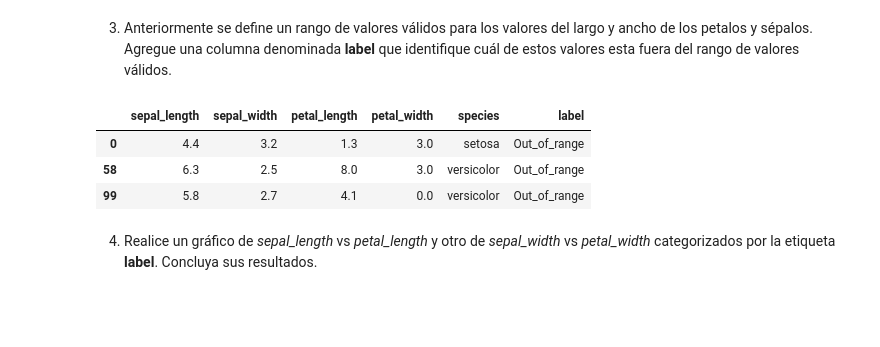
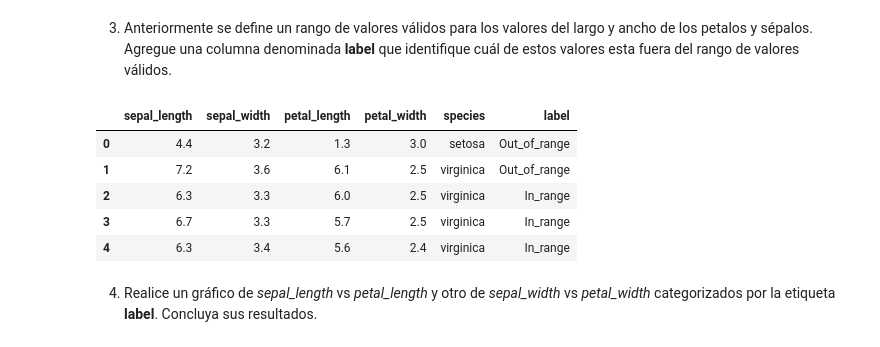
Before and after one commit to FelipeAsbun/MAT281-Curso_2023-2, a Jupyter notebook: docs/labs/lab_05_Felipe_Asbun.ipynb, the cells around one changed output. Drawn from its saved outputs; the diff is of its cells as text; code cells hidden in the pictures; blank space fills up the shorter version.

```diff
--- a/docs/labs/lab_05_Felipe_Asbun.ipynb
+++ b/docs/labs/lab_05_Felipe_Asbun.ipynb
@@ -112,26 +112,27 @@ for i, col in enumerate(columns):
 [figure]
 # %% [markdown]
 3. Anteriormente se define un rango de valores válidos para los valores del largo y ancho de los petalos y sépalos. Agregue una columna denominada **label**  que identifique cuál de estos valores esta fuera del rango de valores válidos.
-# %%
-# columns = ['sepal_length', 'sepal_width', 'petal_length', 'petal_width']
-
-valid_range = {
-    'sepal_length': (4,7),
-    'sepal_width': (2,4.5),
-    'petal_length': (1,7),
-    'petal_width': (0.1,2.5)
-}
-for col in valid_range:
-    min = valid_range[col][0]
-    max = valid_range[col][1]
-    data['label'] = data[col].apply(lambda x: 'Out_of_range' if x<min or x>max else 'In_range')
-
-data.loc[data['label']=='Out_of_range']
-# %% [output]
-|  | sepal_length | sepal_width | petal_length | petal_width | species | label |
-| 0 | 4.4 | 3.2 | 1.3 | 3.0 | setosa | Out_of_range |
-| 58 | 6.3 | 2.5 | 8.0 | 3.0 | versicolor | Out_of_range |
-| 99 | 5.8 | 2.7 | 4.1 | 0.0 | versicolor | Out_of_range |
+# %%
+from matplotlib.font_manager import dataclasses
+
+verifier = pd.DataFrame(data.agg({
+    'sepal_length': lambda x: True if x>=4 and x<=7 else False,
+    'sepal_width': lambda x: True if x>=2 and x<=4.5 else False,
+    'petal_length': lambda x: True if x>=1 and x<=7 else False,
+    'petal_width': lambda x: True if x>=0.1 and x<=2.5 else False
+}).apply(np.sum, axis=1).apply(lambda x: 'In_range' if x==4 else 'Out_of_range'))
+verifier.columns = ['label']
+
+data = data.join(verifier, how='left')
+
+data.head()
+# %% [output]
+|  | sepal_length | sepal_width | petal_length | petal_width | species | label |
+| 0 | 4.4 | 3.2 | 1.3 | 3.0 | setosa | Out_of_range |
+| 1 | 7.2 | 3.6 | 6.1 | 2.5 | virginica | Out_of_range |
+| 2 | 6.3 | 3.3 | 6.0 | 2.5 | virginica | In_range |
+| 3 | 6.7 | 3.3 | 5.7 | 2.5 | virginica | In_range |
+| 4 | 6.3 | 3.4 | 5.6 | 2.4 | virginica | In_range |
 # %% [markdown]
 4. Realice un gráfico de *sepal_length* vs *petal_length* y otro de *sepal_width* vs *petal_width* categorizados por la etiqueta **label**. Concluya sus resultados.
 # %%
```
Also changed, not shown: parts of 2 cells of this notebook.
